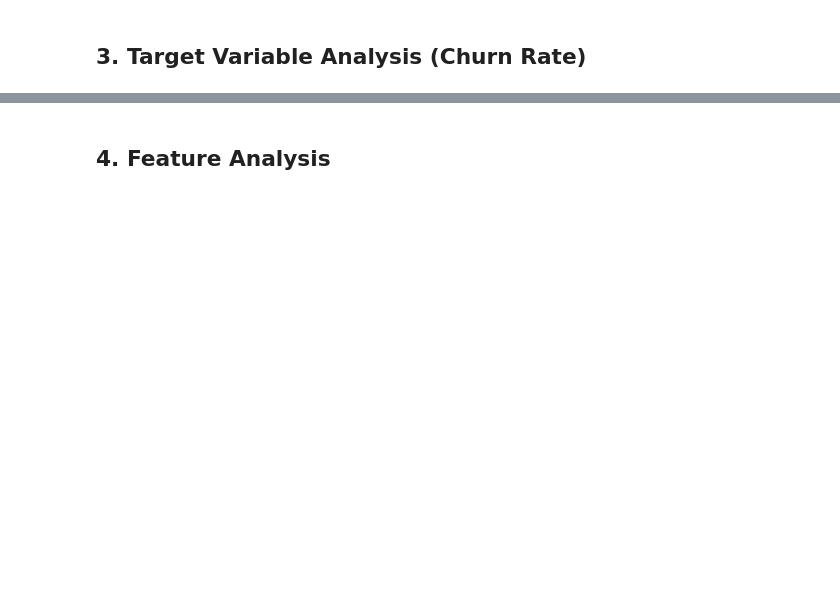
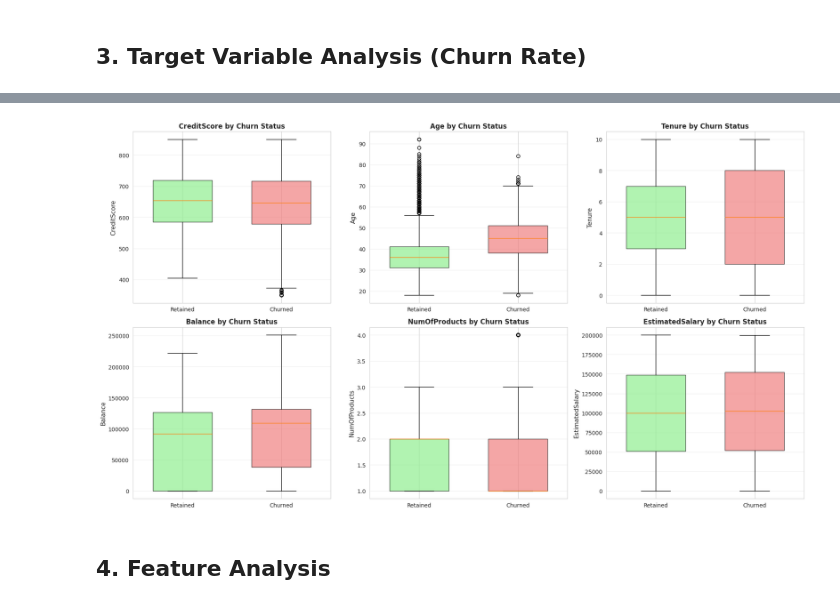
Before and after one commit to longdang193/customer-churn-prediction-azureml, a Jupyter notebook: notebooks/eda.ipynb, the cells around one changed output, grey strips where cells are left out. Saved outputs shown, nothing was run; the diff lists cells and outputs as text; code cells hidden in the pictures; blank space fills up the shorter version.

```diff
--- a/notebooks/eda.ipynb
+++ b/notebooks/eda.ipynb
@@ -109,3 +313,30 @@ print(f"\n⚠️ Class Imbalance: {churn_rate:.2%} churned vs {(1-churn_rate):.2
+# %%
+# Visualization 3: Box plots for numerical features (Exited vs Non-Exited)
+fig, axes = plt.subplots(2, 3, figsize=(18, 10))
+axes = axes.ravel()
+
+for idx, feature in enumerate(numerical_features):
+    ax = axes[idx]
+
+    # Box plot
+    data_to_plot = [retained[feature].dropna(), churned[feature].dropna()]
+    bp = ax.boxplot(data_to_plot, tick_labels=['Retained', 'Churned'],
+                    patch_artist=True, widths=0.6)
+
+    # Color the boxes
+    colors = ['lightgreen', 'lightcoral']
+    for patch, color in zip(bp['boxes'], colors):
+        patch.set_facecolor(color)
+        patch.set_alpha(0.7)
+
+    ax.set_ylabel(feature, fontsize=11)
+    ax.set_title(f'{feature} by Churn Status', fontsize=12, fontweight='bold')
+    ax.grid(alpha=0.3, axis='y')
+
+plt.tight_layout()
+plt.show()
+# %% [output]
+[figure, added]
 # %% [markdown]
 ## 4. Feature Analysis
 # %%
```
Also changed, not shown: parts of 20 cells of this notebook, 38 other files.
